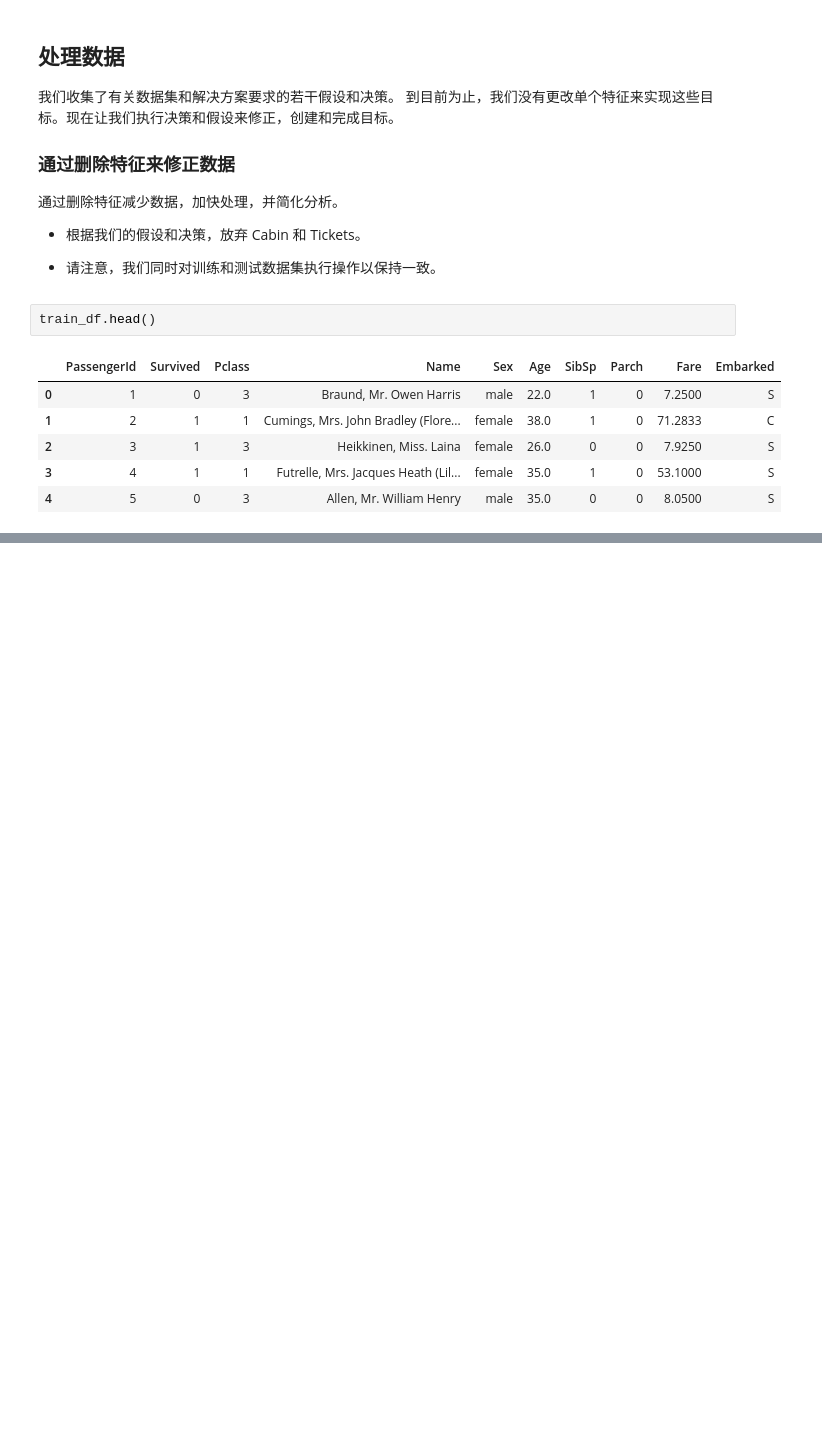
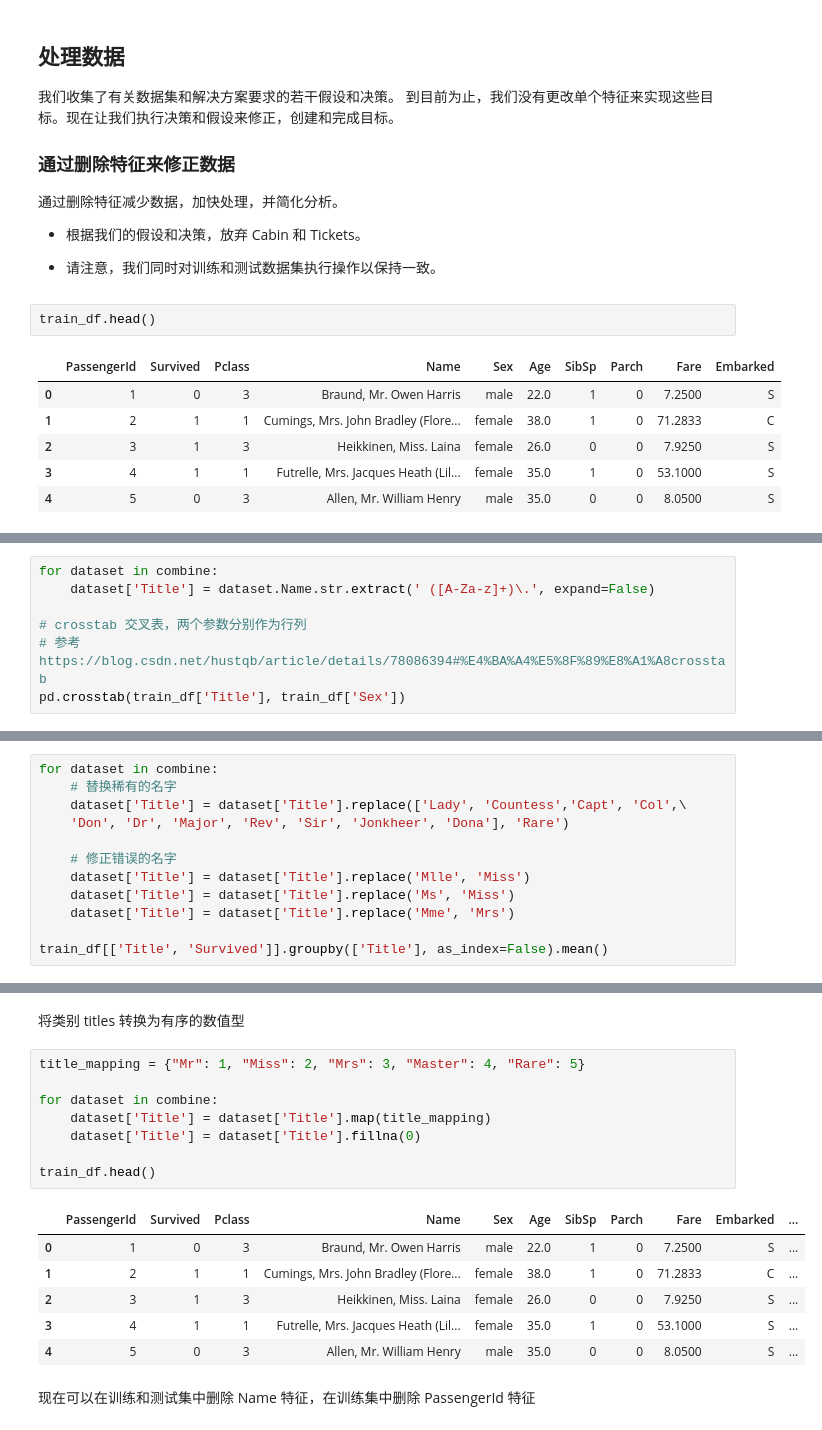
Before and after one commit to Skyexu/machine-learning-practice, a Jupyter notebook: practice/Titanic/泰坦尼克号数据科学解决方案_kaggle_教程.ipynb, the cells around one changed output, grey strips where cells are left out. Cells and saved outputs as stored; diff of their text form; blank space fills up the shorter version.

```diff
--- a/practice/Titanic/泰坦尼克号数据科学解决方案_kaggle_教程.ipynb
+++ b/practice/Titanic/泰坦尼克号数据科学解决方案_kaggle_教程.ipynb
@@ -489,0 +506,7 @@ KeyError: "labels ['Ticket' 'Cabin'] not contained in axis"
+# %%
+for dataset in combine:
+    dataset['Title'] = dataset.Name.str.extract(' ([A-Za-z]+)\.', expand=False)
+
+# crosstab 交叉表，两个参数分别作为行列
+# 参考 https://blog.csdn.net/hustqb/article/details/78086394#%E4%BA%A4%E5%8F%89%E8%A1%A8crosstab
+pd.crosstab(train_df['Title'], train_df['Sex'])
@@ -489,0 +535,12 @@ KeyError: "labels ['Ticket' 'Cabin'] not contained in axis"
+# %%
+for dataset in combine:
+    # 替换稀有的名字
+    dataset['Title'] = dataset['Title'].replace(['Lady', 'Countess','Capt', 'Col',\
+ 	'Don', 'Dr', 'Major', 'Rev', 'Sir', 'Jonkheer', 'Dona'], 'Rare')
+
+    # 修正错误的名字
+    dataset['Title'] = dataset['Title'].replace('Mlle', 'Miss')
+    dataset['Title'] = dataset['Title'].replace('Ms', 'Miss')
+    dataset['Title'] = dataset['Title'].replace('Mme', 'Mrs')
+
+train_df[['Title', 'Survived']].groupby(['Title'], as_index=False).mean()
@@ -489,0 +554,19 @@ KeyError: "labels ['Ticket' 'Cabin'] not contained in axis"
+# %% [markdown]
+将类别 titles 转换为有序的数值型
+# %%
+title_mapping = {"Mr": 1, "Miss": 2, "Mrs": 3, "Master": 4, "Rare": 5}
+
+for dataset in combine:
+    dataset['Title'] = dataset['Title'].map(title_mapping)
+    dataset['Title'] = dataset['Title'].fillna(0)
+
+train_df.head()
+# %% [output]
+|  | PassengerId | Survived | Pclass | Name | Sex | Age | SibSp | Parch | Fare | Embarked | ... |
+| 0 | 1 | 0 | 3 | Braund, Mr. Owen Harris | male | 22.0 | 1 | 0 | 7.2500 | S | ... |
+| 1 | 2 | 1 | 1 | Cumings, Mrs. John Bradley (Flore... | female | 38.0 | 1 | 0 | 71.2833 | C | ... |
+| 2 | 3 | 1 | 3 | Heikkinen, Miss. Laina | female | 26.0 | 0 | 0 | 7.9250 | S | ... |
+| 3 | 4 | 1 | 1 | Futrelle, Mrs. Jacques Heath (Lil... | female | 35.0 | 1 | 0 | 53.1000 | S | ... |
+| 4 | 5 | 0 | 3 | Allen, Mr. William Henry | male | 35.0 | 0 | 0 | 8.0500 | S | ... |
+# %% [markdown]
+现在可以在训练和测试集中删除 Name 特征，在训练集中删除 PassengerId 特征
```
Also changed, not shown: parts of 10 cells of this notebook, 2 other files.
